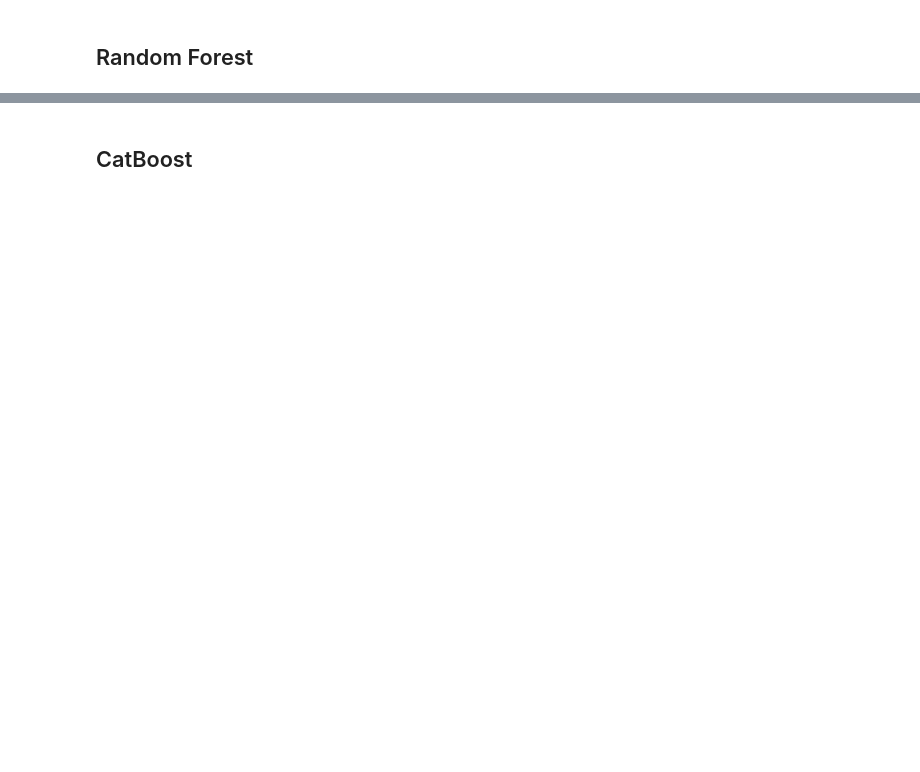
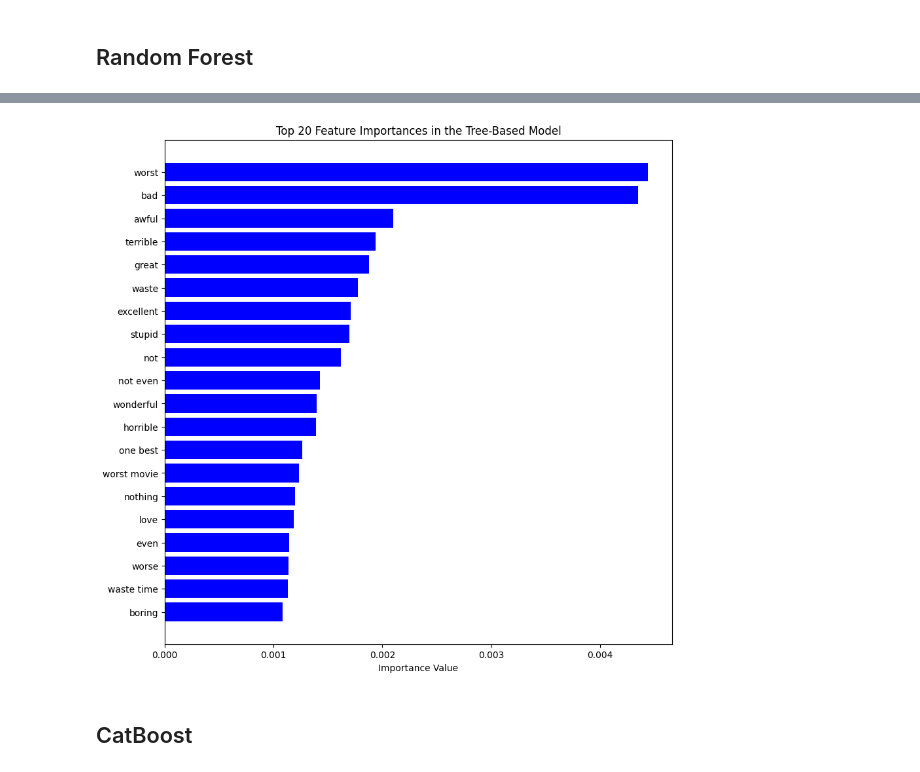
Before and after one commit to jannaiklaas/data-science-task, a Jupyter notebook: notebooks/Iklaas_J_Final_Project_DS23.ipynb, the cells around one changed output, grey strips where cells are left out. Saved outputs shown, nothing was run; the diff lists cells and outputs as text; code cells hidden in the pictures; blank space fills up the shorter version.

```diff
--- a/notebooks/Iklaas_J_Final_Project_DS23.ipynb
+++ b/notebooks/Iklaas_J_Final_Project_DS23.ipynb
@@ -622,3 +630,8 @@ for key, value in rf_results.items():
+# %%
+rf_model = RandomForestClassifier(random_state=42).fit(X_train_lemma_ngrams, y_train_lemma_ngrams)
+plot_feature_importances(rf_model, vectorizer_lemma_ngrams, top_n=20)
+# %% [output]
+[figure, added]
 # %% [markdown]
 ## CatBoost
 # %%
```
Also changed, not shown: parts of 38 cells of this notebook, 1 other file.
